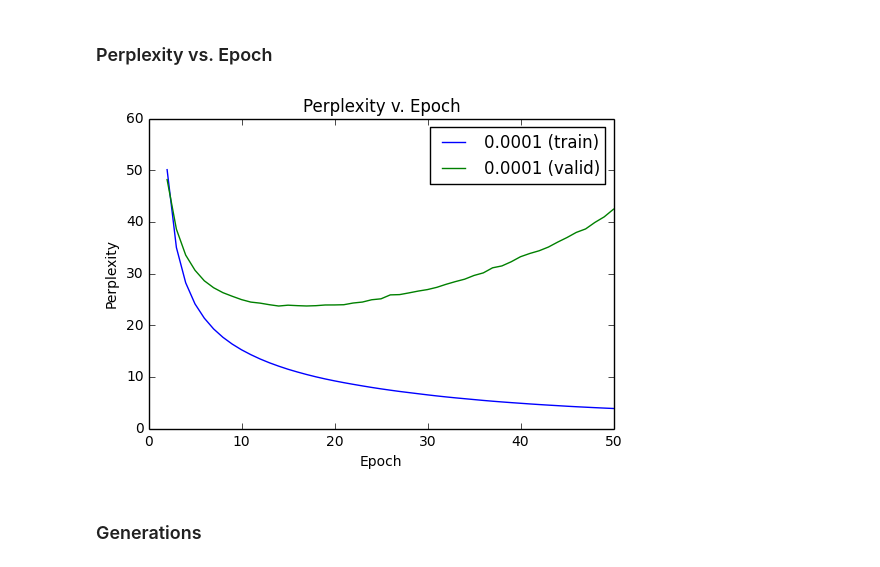
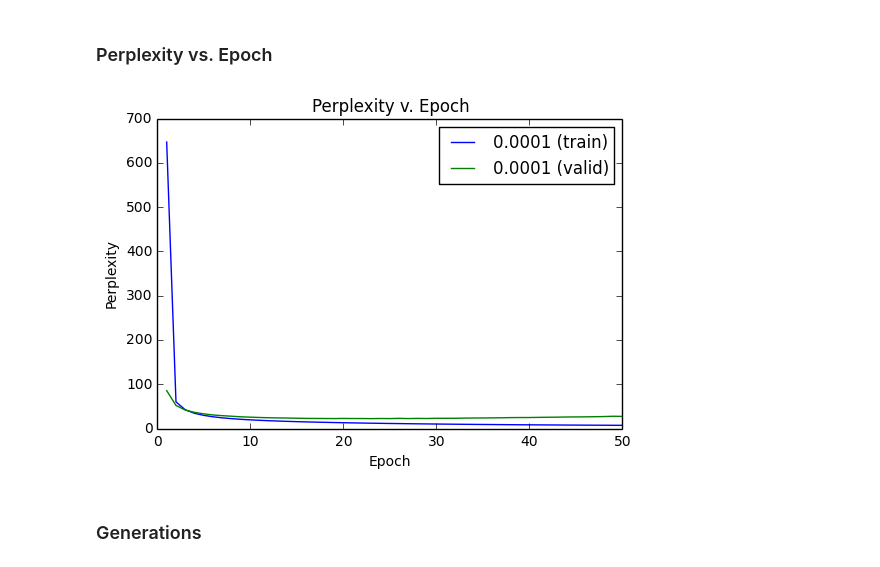
Before and after one commit to kingb12/languagemodelRNN, a Jupyter notebook: report_notebooks/encdec_250_800_dr.ipynb, the cells around one changed output. Cells and saved outputs as stored; diff of their text form; code cells hidden in the pictures.

```diff
--- a/report_notebooks/encdec_250_800_dr.ipynb
+++ b/report_notebooks/encdec_250_800_dr.ipynb
@@ -55,15 +55,15 @@ plt.show()
 # %%
 %matplotlib inline
 for k in logs.keys():
-    plt.plot(logs[k][0][1:], logs[k][3][1:], label=str(k) + ' (train)')
-    plt.plot(logs[k][0][1:], logs[k][4][1:], label=str(k) + ' (valid)')
+    plt.plot(logs[k][0], logs[k][3], label=str(k) + ' (train)')
+    plt.plot(logs[k][0], logs[k][4], label=str(k) + ' (valid)')
 plt.title('Perplexity v. Epoch')
 plt.xlabel('Epoch')
 plt.ylabel('Perplexity')
 plt.legend()
 plt.show()
 # %% [output]
-[figure, old version]
+[figure, new version]
 # %% [markdown]
 ### Generations
 # %%
```
Also changed, not shown: parts of 5 cells of this notebook, 8 other files.
